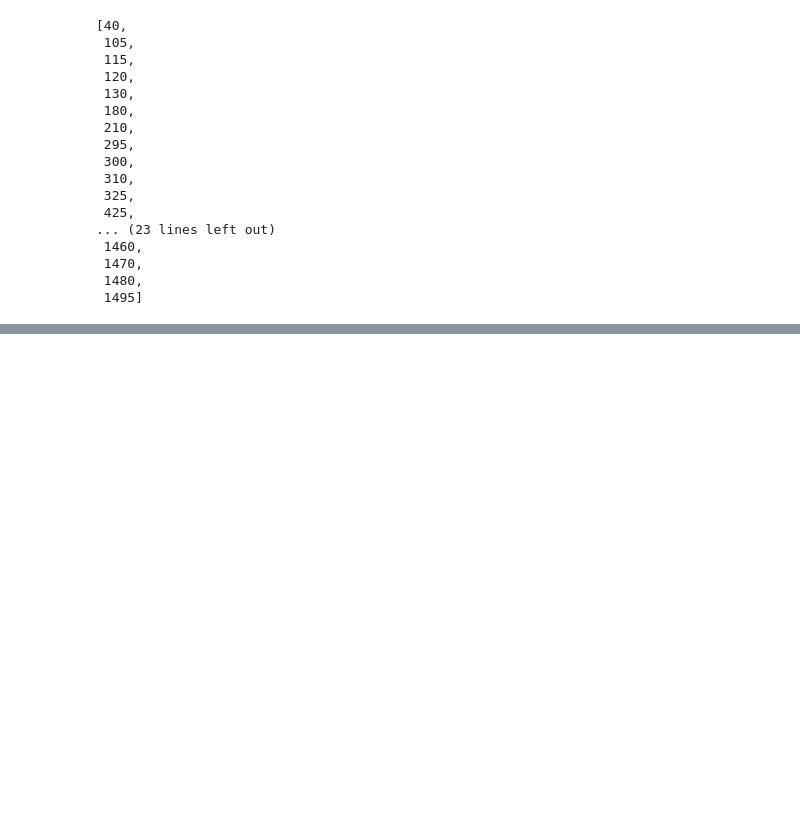
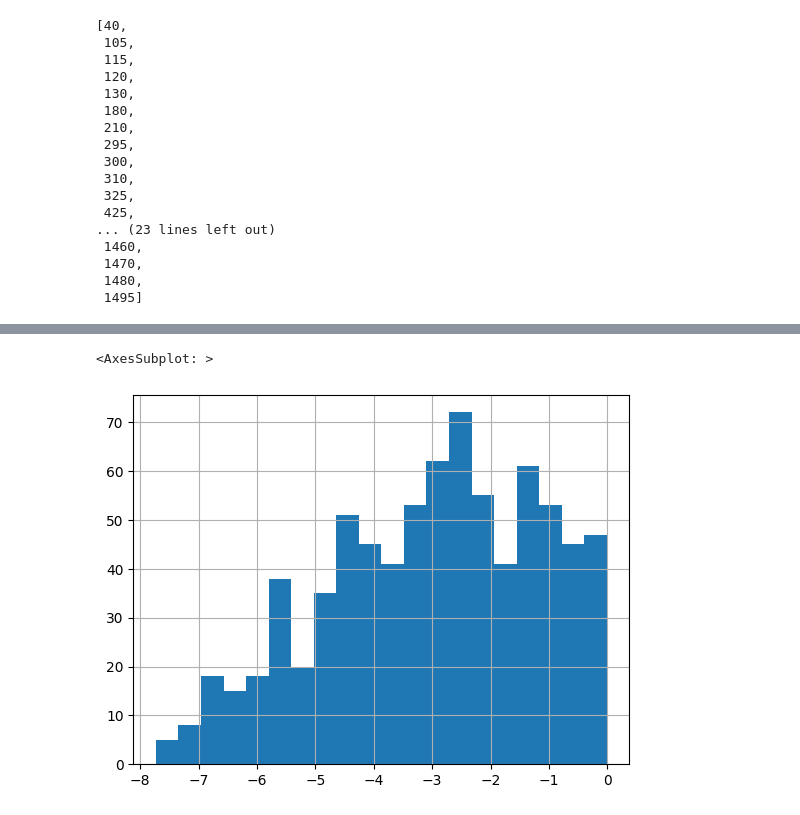
Before and after one commit to xocelyk/llm-typo, a Jupyter notebook: analysis.ipynb, the cells around one changed output, grey strips where cells are left out. Saved outputs shown, nothing was run; the diff lists cells and outputs as text; code cells hidden in the pictures; blank space fills up the shorter version.

```diff
--- a/analysis.ipynb
+++ b/analysis.ipynb
@@ -145,0 +182,5 @@ hard_question_indices
+# %%
+results['LogProbWord'].hist(bins=20)
+# %% [output]
+<AxesSubplot: >
+[figure, added]
```
Also changed, not shown: parts of 16 cells of this notebook, 10 other files.
